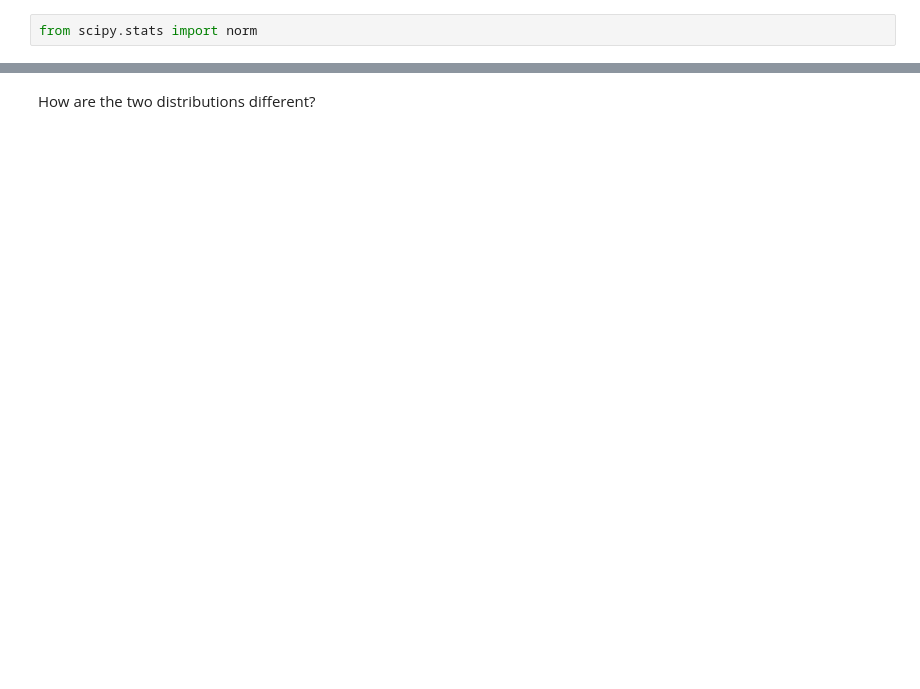
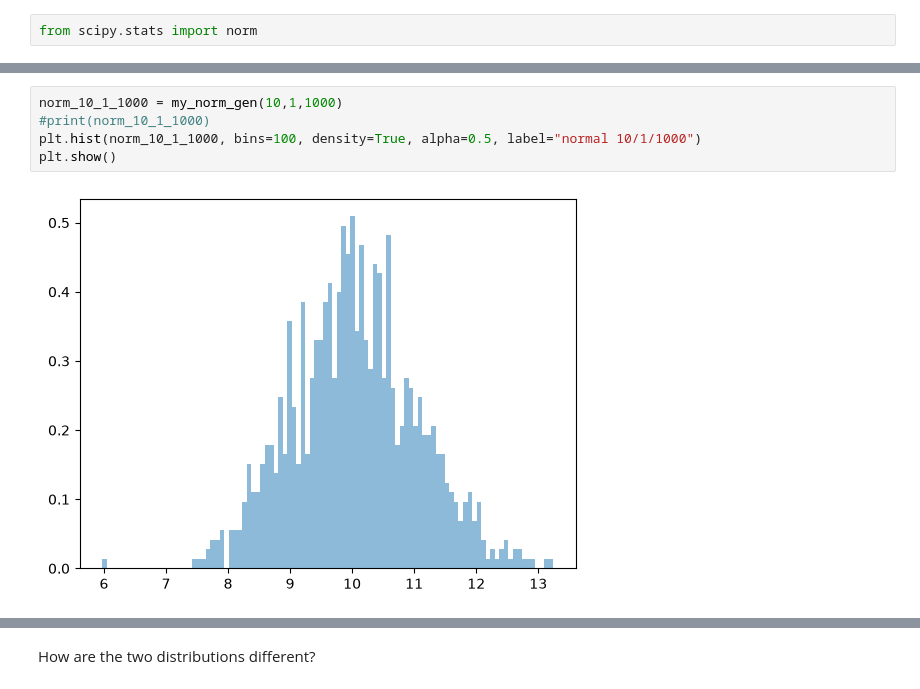
Before and after one commit to ironhack-labs/lab-continuous-probability-distributions-en, a Jupyter notebook: your-code/main.ipynb, the cells around one changed output, grey strips where cells are left out. Saved outputs shown, nothing was run; the diff lists cells and outputs as text; blank space fills up the shorter version.

```diff
--- a/your-code/main.ipynb
+++ b/your-code/main.ipynb
@@ -76,0 +113,7 @@ from scipy.stats import norm
+# %%
+norm_10_1_1000 = my_norm_gen(10,1,1000)
+#print(norm_10_1_1000)
+plt.hist(norm_10_1_1000, bins=100, density=True, alpha=0.5, label="normal 10/1/1000")
+plt.show()
+# %% [output]
+[figure, added]
```
Also changed, not shown: parts of 40 cells of this notebook.
